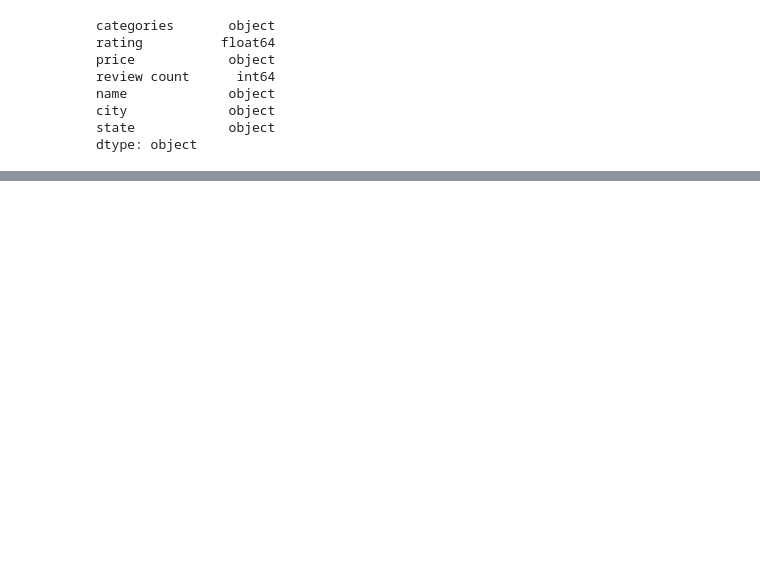
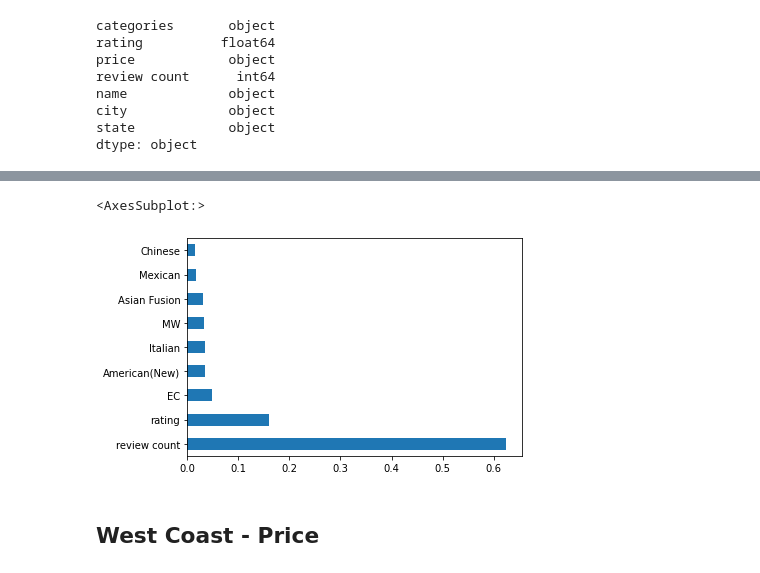
Before and after one commit to erikajwolf/Yelp_Metro_US_Analysis, a Jupyter notebook: Yelp_API.ipynb, the cells around one changed output, grey strips where cells are left out. Saved outputs shown, nothing was run; the diff lists cells and outputs as text; code cells hidden in the pictures; blank space fills up the shorter version.

```diff
--- a/Yelp_API.ipynb
+++ b/Yelp_API.ipynb
@@ -623,0 +865,2 @@ yelp_eval_data.to_csv("Resources/yelp_eval_data.csv", index=False)
+# %%
+yelp_df = yelp_file_df.drop(["categories", "name", "city", "state"], axis=1)
@@ -623,0 +889,8 @@ yelp_eval_data.to_csv("Resources/yelp_eval_data.csv", index=False)
+# %%
+# Create our features
+X = yelp_df.drop("price", axis=1)
+
+X = pd.get_dummies(X)
+
+# Create our target
+y = yelp_df["price"]
@@ -623,0 +930,8 @@ yelp_eval_data.to_csv("Resources/yelp_eval_data.csv", index=False)
+# %%
+from sklearn.model_selection import train_test_split
+X_train, X_test, y_train, y_test = train_test_split(X, y, random_state = 1)
+# %%
+# Resample the training data with the BalancedRandomForestClassifier
+from imblearn.ensemble import BalancedRandomForestClassifier
+rf_model = BalancedRandomForestClassifier(n_estimators=100, random_state=1)
+model = rf_model.fit(X_train, y_train)
@@ -623,0 +987,8 @@ yelp_eval_data.to_csv("Resources/yelp_eval_data.csv", index=False)
+# %%
+feat_importances = pd.Series(rf_model.feature_importances_, index=X.columns)
+feat_importances.nlargest(9).plot(kind='barh')
+# %% [output]
+<AxesSubplot:>
+[figure, added]
+# %% [markdown]
+## West Coast - Price
```
Also changed, not shown: parts of 94 cells of this notebook, 7 other files.
